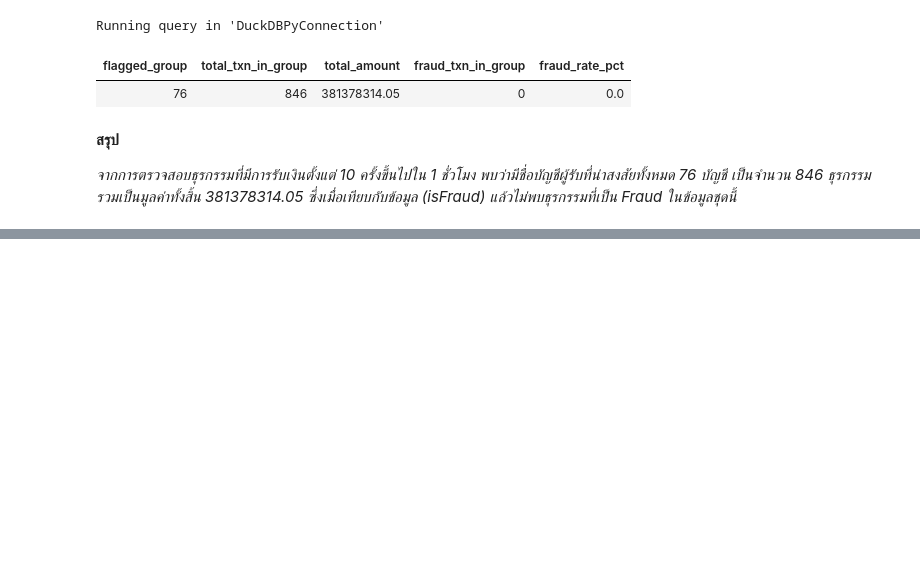
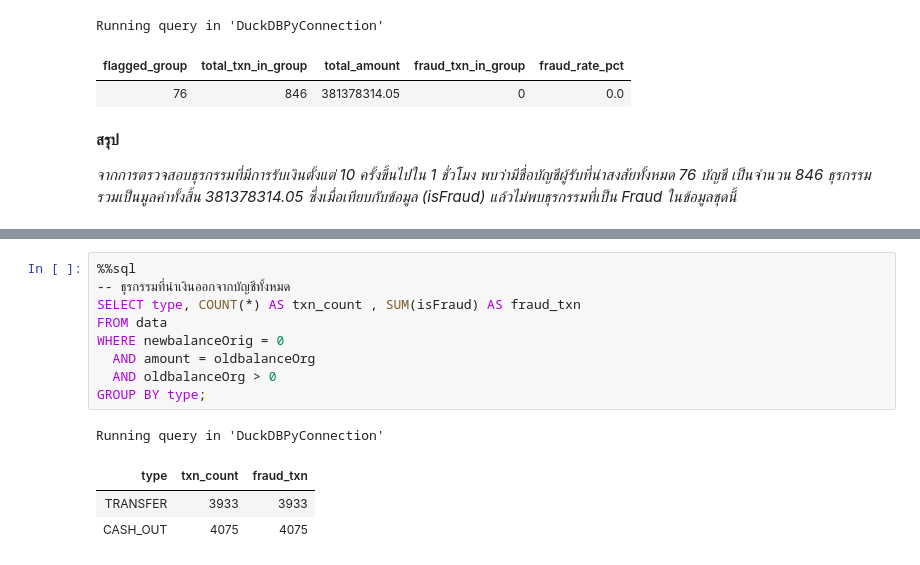
Before and after one commit to k-workproject/kittima-data-portfolio, a Jupyter notebook: sql-project/Synthetic_Financial_Datasets_For_Fraud_Detection.ipynb, the cells around one changed output, grey strips where cells are left out. Drawn from its saved outputs; the diff is of its cells as text; blank space fills up the shorter version.

```diff
--- a/sql-project/Synthetic_Financial_Datasets_For_Fraud_Detection.ipynb
+++ b/sql-project/Synthetic_Financial_Datasets_For_Fraud_Detection.ipynb
@@ -163,0 +207,14 @@ Running query in 'DuckDBPyConnection'
+# %%
+%%sql
+-- ธุรกรรมที่นำเงินออกจากบัญชีทั้งหมด
+SELECT type, COUNT(*) AS txn_count , SUM(isFraud) AS fraud_txn
+FROM data
+WHERE newbalanceOrig = 0
+  AND amount = oldbalanceOrg
+  AND oldbalanceOrg > 0
+GROUP BY type;
+# %% [output]
+Running query in 'DuckDBPyConnection'
+| type | txn_count | fraud_txn |
+| TRANSFER | 3933 | 3933 |
+| CASH_OUT | 4075 | 4075 |
```
Also changed, not shown: parts of 11 cells of this notebook.
